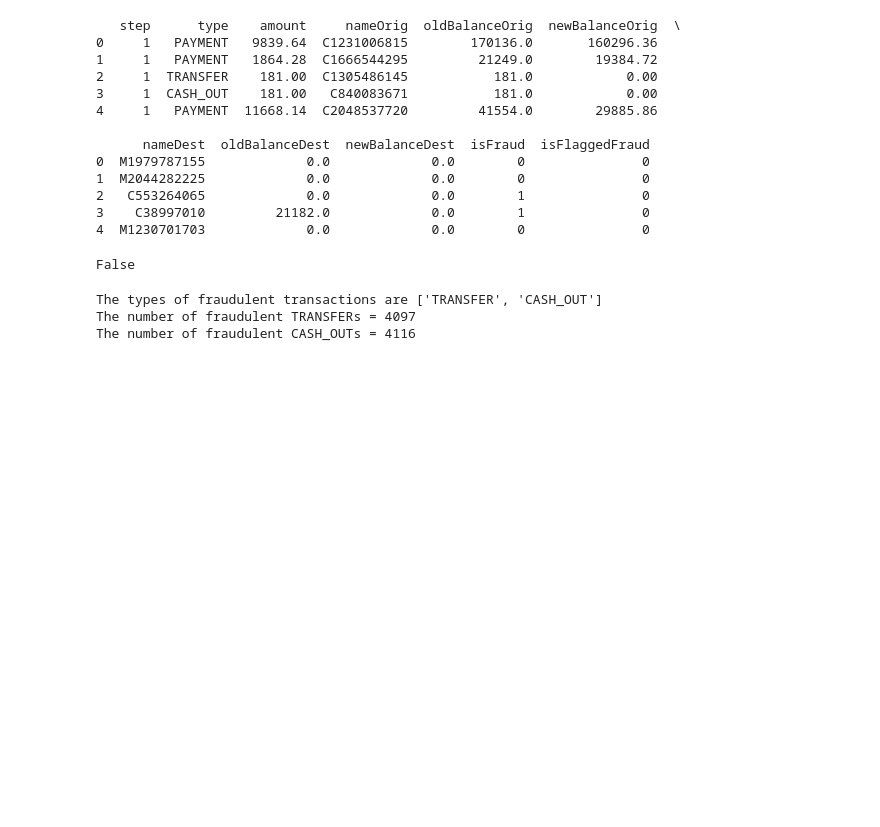
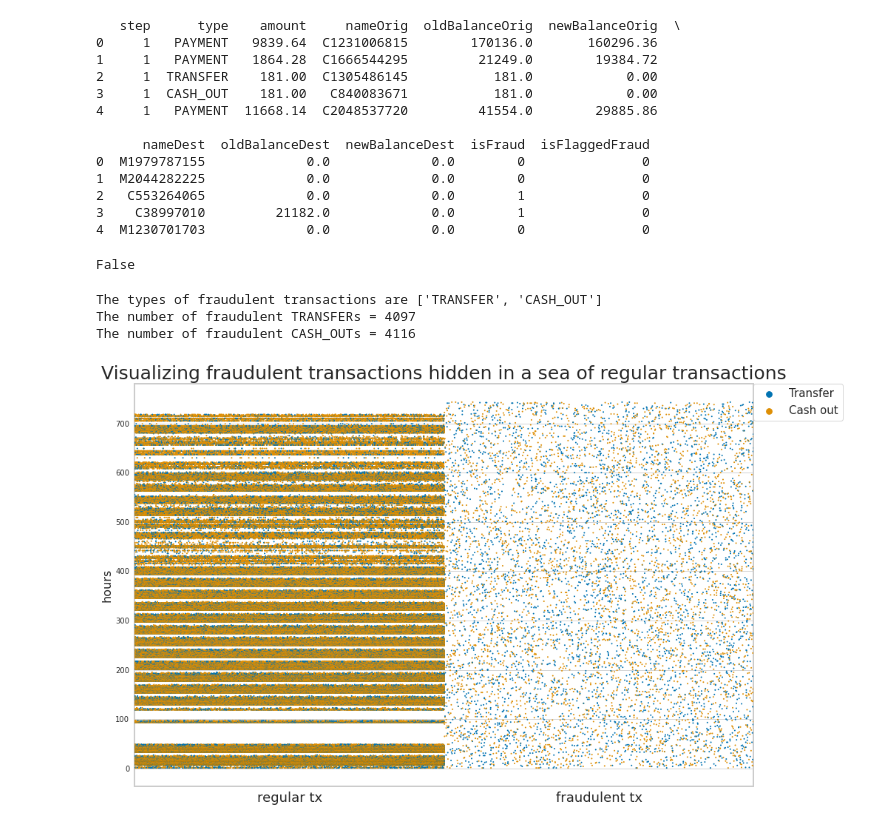
Before and after one commit to alwinruby/fraudanalysis, a Jupyter notebook: fraudanalysis.ipynb, the cells around one changed output. Cells and saved outputs as stored; diff of their text form; code cells hidden in the pictures; blank space fills up the shorter version.

Commit message:
Visualizing fraudulent transactions hidden in a sea of regular transactions redone

```diff
--- a/fraudanalysis.ipynb
+++ b/fraudanalysis.ipynb
@@ -94,3 +94,29 @@ X.loc[(X.oldBalanceDest == 0) & (X.newBalanceDest == 0) & (X.amount != 0), ['old
 X.loc[(X.oldBalanceOrig == 0) & (X.newBalanceOrig == 0) & (X.amount != 0), ['oldBalanceOrig', 'newBalanceOrig']] = np.nan
 X['errorBalanceOrig'] = X.newBalanceOrig + X.amount - X.oldBalanceOrig
 X['errorBalanceDest'] = X.oldBalanceDest + X.amount - X.newBalanceDest
+# %%
+#visualize our data to see if we can see fraudulent transactions more clearly
+limit = len(X)
+
+def plotStrip(x, y, hue, figsize = (15, 10)):
+
+    fig = plt.figure(figsize = figsize)
+    colours = plt.cm.tab10(np.linspace(1, 2, 8))
+    with sns.axes_style('whitegrid'):
+        ax = sns.stripplot(x, y, \
+             hue = hue, jitter = 0.5, marker = '.', \
+             size = 4, palette = 'colorblind')
+        ax.set_xlabel('')
+        ax.set_xticklabels(['regular tx', 'fraudulent tx'], size = 18)
+        for axis in ['top','bottom','left','right']:
+            ax.spines[axis].set_linewidth(2)
+
+        handles, labels = ax.get_legend_handles_labels()
+        plt.legend(handles, ['Transfer', 'Cash out'], bbox_to_anchor=(1, 1), loc=2, borderaxespad=0, fontsize = 15);
+    return ax
+# %%
+ax = plotStrip(Y[:limit], X.step[:limit], X.type[:limit])
+ax.set_ylabel('hours', size = 16)
+ax.set_title('Visualizing fraudulent transactions hidden in a sea of regular transactions', size = 25);
+# %% [output]
+[figure, added]
```
